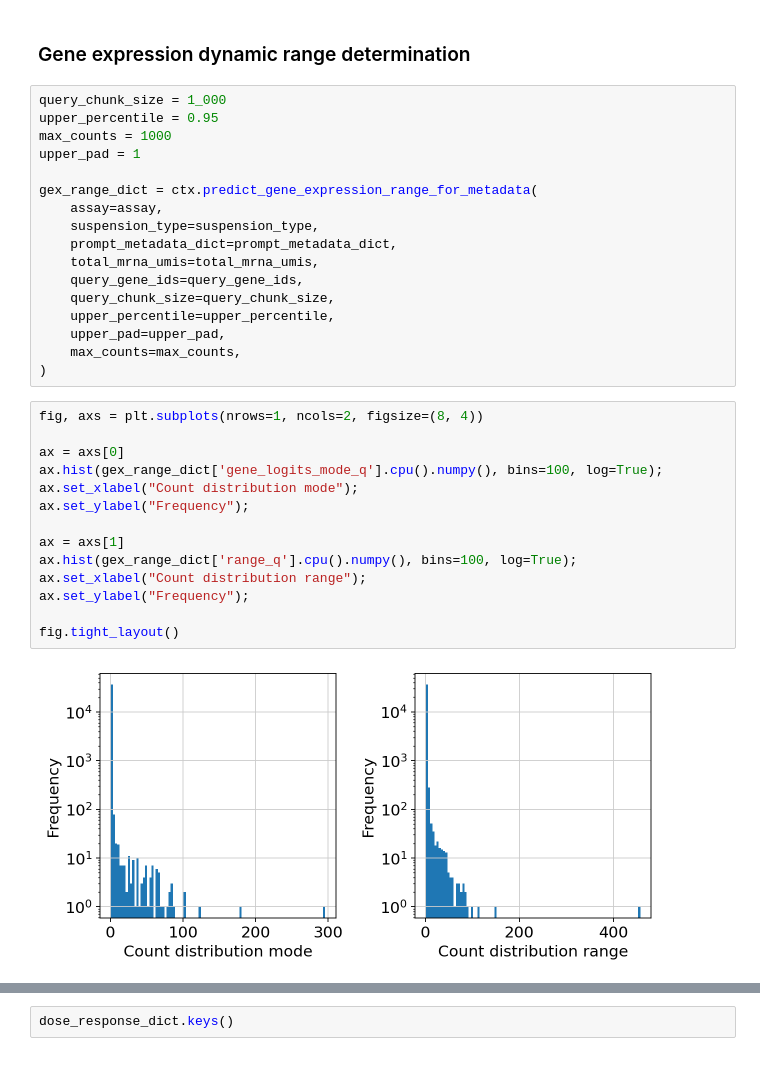
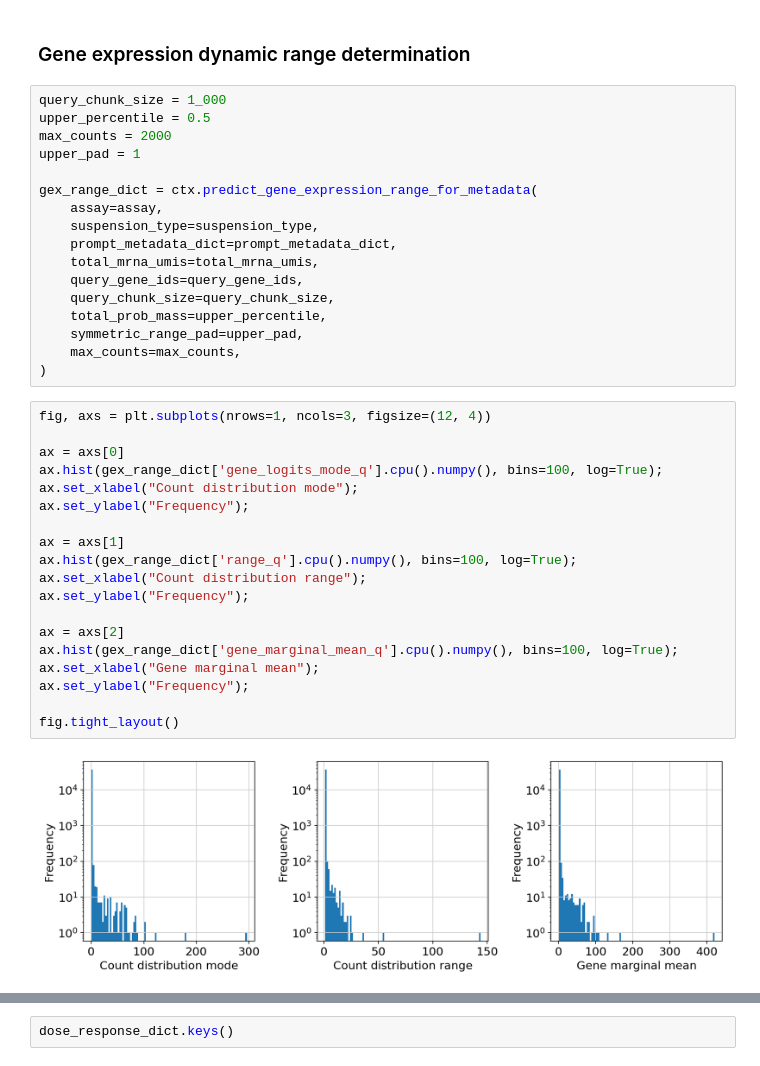
Before and after one commit to cellarium-ai/cellarium-ml, a Jupyter notebook: notebooks/cellariumgpt_inference/09_linear_response_by_cell_type_prompting.ipynb, the cells around one changed output, grey strips where cells are left out. Cells and saved outputs as stored; diff of their text form.

```diff
--- a/notebooks/cellariumgpt_inference/09_linear_response_by_cell_type_prompting.ipynb
+++ b/notebooks/cellariumgpt_inference/09_linear_response_by_cell_type_prompting.ipynb
@@ -44,8 +44,8 @@ total_mrna_umis = 10_000
 ### Gene expression dynamic range determination
 # %%
 query_chunk_size = 1_000
-upper_percentile = 0.95
-max_counts = 1000
+upper_percentile = 0.5
+max_counts = 2000
 upper_pad = 1
 
 gex_range_dict = ctx.predict_gene_expression_range_for_metadata(
@@ -55,26 +55,31 @@ gex_range_dict = ctx.predict_gene_expression_range_for_metadata(
     total_mrna_umis=total_mrna_umis,
     query_gene_ids=query_gene_ids,
     query_chunk_size=query_chunk_size,
-    upper_percentile=upper_percentile,
-    upper_pad=upper_pad,
+    total_prob_mass=upper_percentile,
+    symmetric_range_pad=upper_pad,
     max_counts=max_counts,
 )
 # %%
-fig, axs = plt.subplots(nrows=1, ncols=2, figsize=(8, 4))
+fig, axs = plt.subplots(nrows=1, ncols=3, figsize=(12, 4))
 
 ax = axs[0]
 ax.hist(gex_range_dict['gene_logits_mode_q'].cpu().numpy(), bins=100, log=True);
 ax.set_xlabel("Count distribution mode");
 ax.set_ylabel("Frequency");
 
 ax = axs[1]
 ax.hist(gex_range_dict['range_q'].cpu().numpy(), bins=100, log=True);
 ax.set_xlabel("Count distribution range");
 ax.set_ylabel("Frequency");
 
+ax = axs[2]
+ax.hist(gex_range_dict['gene_marginal_mean_q'].cpu().numpy(), bins=100, log=True);
+ax.set_xlabel("Gene marginal mean");
+ax.set_ylabel("Frequency");
+
 fig.tight_layout()
 # %% [output]
-[figure, old version]
+[figure, new version]
 # %%
 # print gene symbols for top 10 genes in terms of mode
 top_k = 50
```
Also changed, not shown: parts of 29 cells of this notebook, 1 other file.
